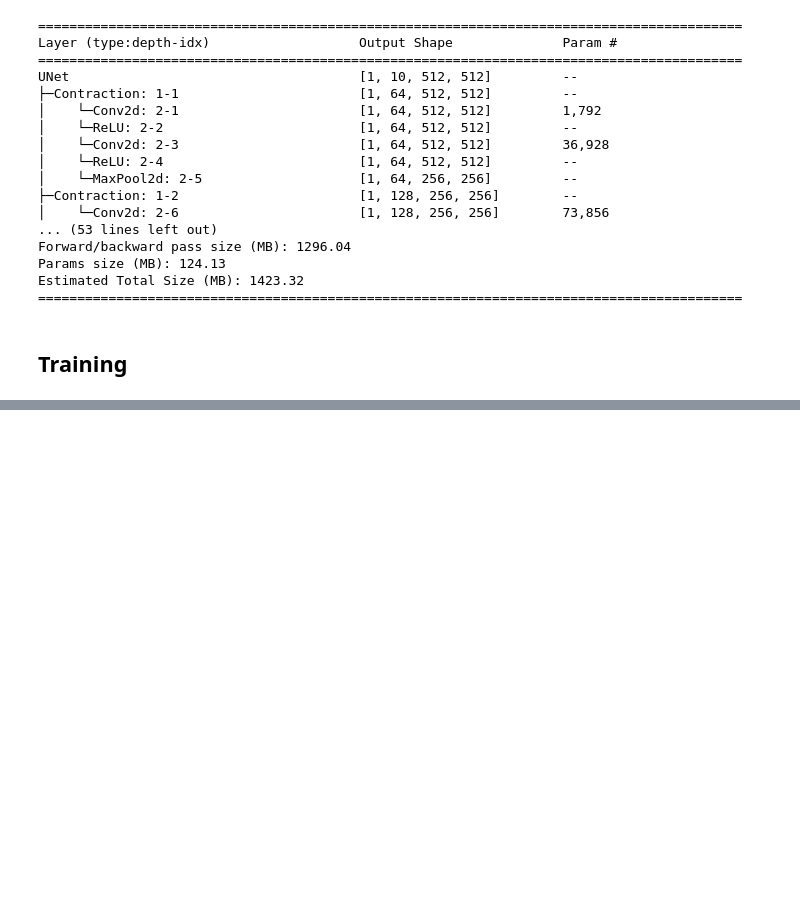
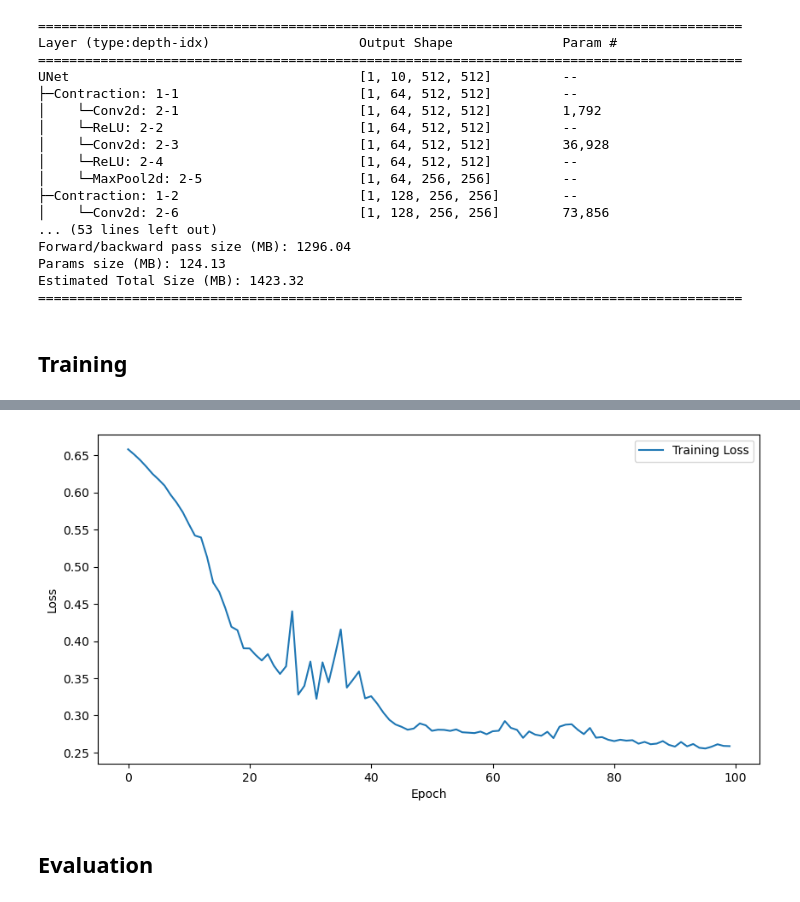
Before and after one commit to helloimlixin/nn02h, a Jupyter notebook: unet/notebook.ipynb, the cells around one changed output, grey strips where cells are left out. Cells and saved outputs as stored; diff of their text form; code cells hidden in the pictures; blank space fills up the shorter version.

Commit message:
unet

```diff
--- a/unet/notebook.ipynb
+++ b/unet/notebook.ipynb
@@ -204,13 +243,21 @@ test_dataset = ISBI2012Dataset(
 # %% [markdown]
 #### The Dataloaders
 # %%
-train_loader = DataLoader(train_dataset, batch_size=16, shuffle=True)
-test_loader = DataLoader(test_dataset, batch_size=16, shuffle=False)
+train_loader = DataLoader(train_dataset, batch_size=8, shuffle=True)
+test_loader = DataLoader(test_dataset, batch_size=8, shuffle=False)
 # %%
 # Test the Dataloaders
 for batch in train_loader:
-    images, masks = batch
-    print(images.shape)
-    print(masks.shape)
+    if len(batch) == 3:
+        images, masks, weight_maps = batch
+        print(images.shape)
+        print(masks.shape)
+        print(weight_maps.shape)
+    else:
+        images, masks = batch
+        print(images.shape)
+        print(masks.shape)
+
+    print(torch.unique(masks))
     break
 # %% [output]
@@ -367,0 +578,58 @@ class EnergyLoss(nn.Module):
+# %%
+train_losses = []
+
+print(f"Training on {len(train_loader.dataset)} samples")
+
+for epoch in range(num_epochs):
+    model.train()
+    total_loss = 0.0
+    epoch_batch_losses = []
+
+    # Start with light augmentation so the model learns the basic segmentation task first.
+    train_loader.dataset.transform = warmup_train_transform if epoch < warmup_epochs else train_transform
+
+    for batch_idx, (images, masks, weight_maps) in enumerate(train_loader):
+        images = images.to(device)
+        masks = masks.to(device).long()
+        weight_maps = weight_maps.to(device=device, dtype=images.dtype)
+
+        optimizer.zero_grad()
+
+        outputs = model(images)
+        loss = criterion(outputs, masks, weight_maps)
+
+        loss.backward()
+        torch.nn.utils.clip_grad_norm_(model.parameters(), max_grad_norm)
+        optimizer.step()
+
+        batch_loss = loss.item()
+        total_loss += batch_loss
+        epoch_batch_losses.append(batch_loss)
+
+    avg_loss = total_loss / len(train_loader)
+    train_losses.append(avg_loss)
+
+    scheduler.step(avg_loss)
+    current_lr = optimizer.param_groups[0]['lr']
+    train_mode = 'warmup' if epoch < warmup_epochs else 'full_aug'
+
+    print(
+        f"Epoch {epoch + 1}/{num_epochs}, Loss: {avg_loss:.4f}, "
+        f"Max Batch Loss: {max(epoch_batch_losses):.4f}, Mode: {train_mode}, "
+        f"Learning Rate: {current_lr:.6f}"
+    )
+
+print("Training complete! :)")
+
+# Save the model
+torch.save(model.state_dict(), 'unet_model.pth')
+print("Model saved to 'unet_model.pth' :)")
+
+# Plot the training loss
+plt.figure(figsize=(10, 5))
+plt.plot(train_losses, label='Training Loss')
+plt.xlabel('Epoch')
+plt.ylabel('Loss')
+plt.legend()
+plt.show()
+# %% [output]
@@ -367,0 +653,3 @@ class EnergyLoss(nn.Module):
+[figure, added]
+# %% [markdown]
+## Evaluation
```
Also changed, not shown: parts of 17 cells of this notebook.
